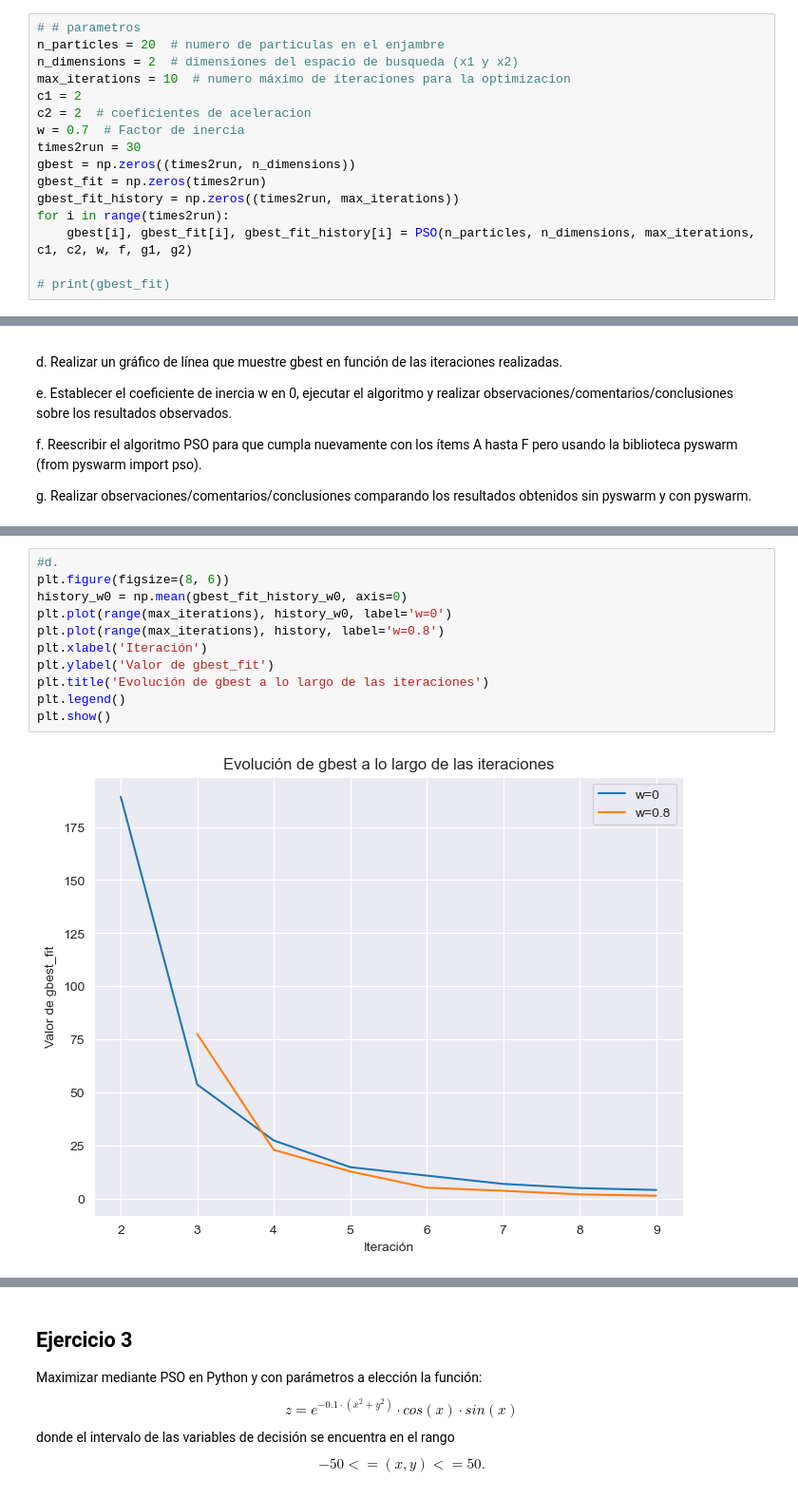
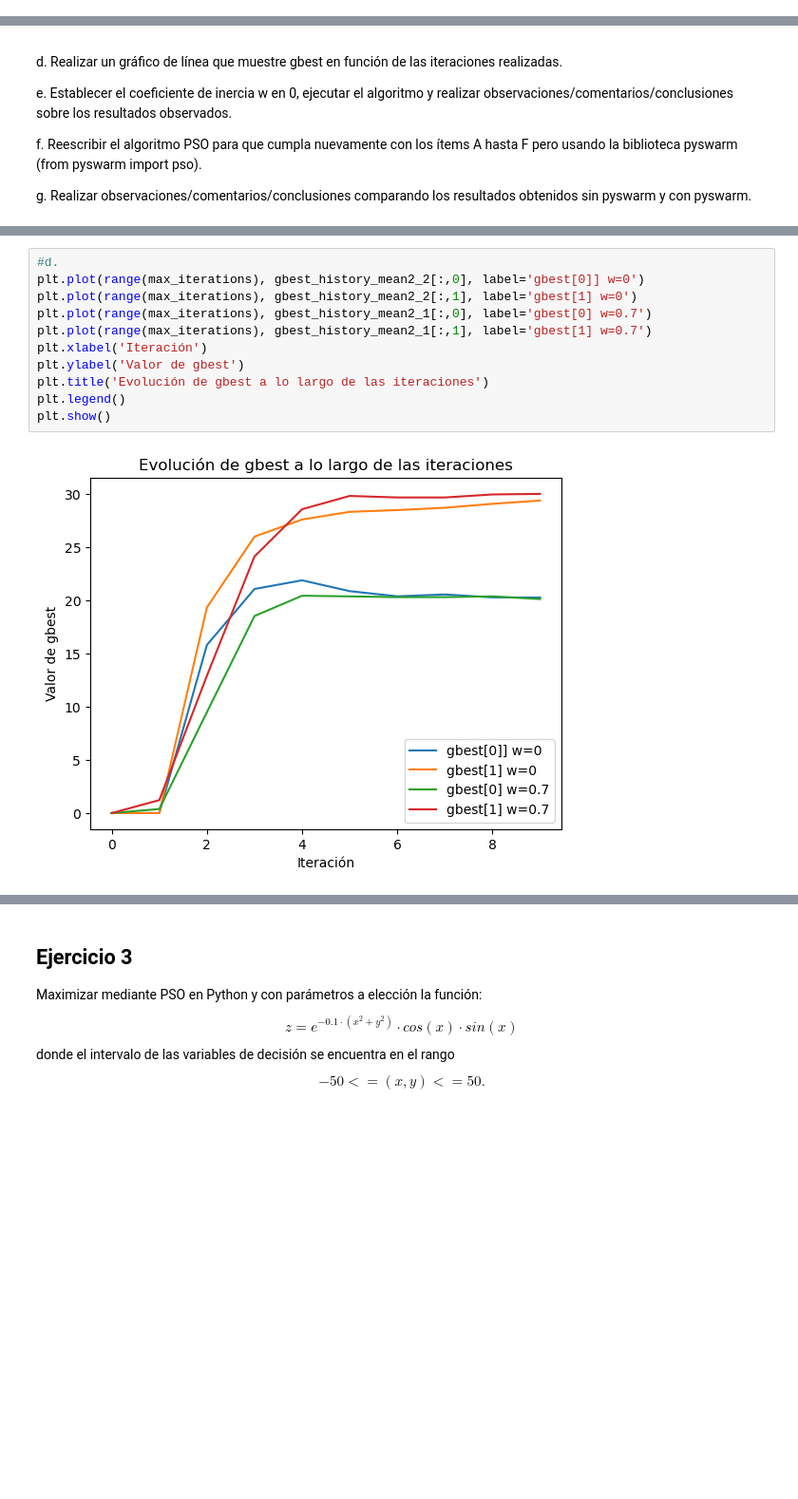
Before and after one commit to gx-ceia-tps/evolutionary-algorithms, a Jupyter notebook: ea-tp2/TP2.ipynb, the cells around one changed output, grey strips where cells are left out. Shown at 95% size. Saved outputs shown, nothing was run; the diff lists cells and outputs as text; blank space fills up the shorter version.

```diff
--- a/ea-tp2/TP2.ipynb
+++ b/ea-tp2/TP2.ipynb
@@ -231,16 +259,0 @@ def g2(x):
-# %%
-# # parametros
-n_particles = 20  # numero de particulas en el enjambre
-n_dimensions = 2  # dimensiones del espacio de busqueda (x1 y x2)
-max_iterations = 10  # numero máximo de iteraciones para la optimizacion
-c1 = 2
-c2 = 2  # coeficientes de aceleracion
-w = 0.7  # Factor de inercia
-times2run = 30
-gbest = np.zeros((times2run, n_dimensions))
-gbest_fit = np.zeros(times2run)
-gbest_fit_history = np.zeros((times2run, max_iterations))
-for i in range(times2run):
-    gbest[i], gbest_fit[i], gbest_fit_history[i] = PSO(n_particles, n_dimensions, max_iterations, c1, c2, w, f, g1, g2)
-
-# print(gbest_fit)
@@ -392,16 +359,16 @@ Valor optimo: 0.22517216823754496
 # %%
 #d.
-plt.figure(figsize=(8, 6))
-history_w0 = np.mean(gbest_fit_history_w0, axis=0)
-plt.plot(range(max_iterations), history_w0, label='w=0')
-plt.plot(range(max_iterations), history, label='w=0.8')
+plt.plot(range(max_iterations), gbest_history_mean2_2[:,0], label='gbest[0]] w=0')
+plt.plot(range(max_iterations), gbest_history_mean2_2[:,1], label='gbest[1] w=0')
+plt.plot(range(max_iterations), gbest_history_mean2_1[:,0], label='gbest[0] w=0.7')
+plt.plot(range(max_iterations), gbest_history_mean2_1[:,1], label='gbest[1] w=0.7')
 plt.xlabel('Iteración')
-plt.ylabel('Valor de gbest_fit')
+plt.ylabel('Valor de gbest')
 plt.title('Evolución de gbest a lo largo de las iteraciones')
 plt.legend()
 plt.show()
 # %% [output]
-[figure, old version]
+[figure, new version]
 # %%
 #f.
 from pyswarm import pso
```
Also changed, not shown: parts of 21 cells of this notebook.
